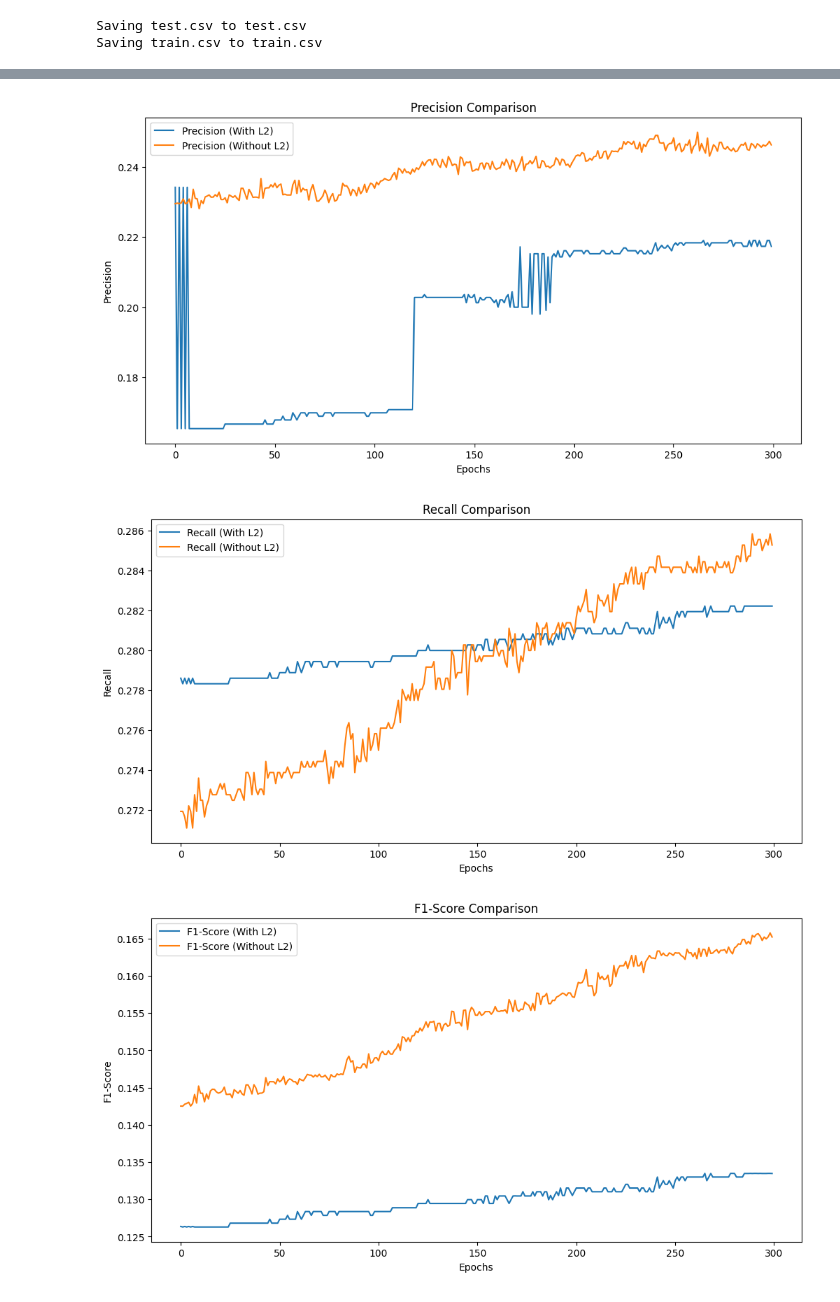
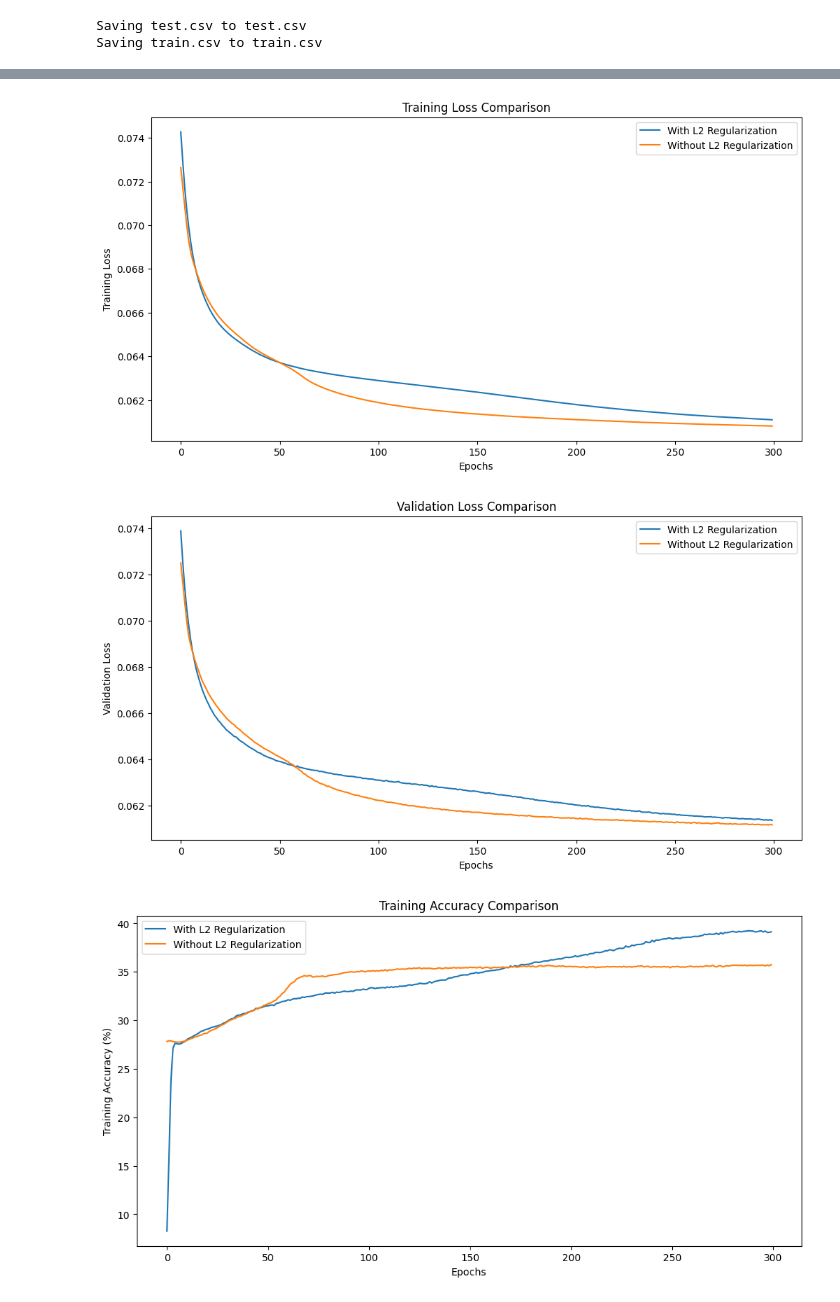
Before and after one commit to yohanesSitorus/Deep-Learning---Neural-Network-Supervised-Classification, a Jupyter notebook: TB04E.ipynb, the cells around one changed output, grey strips where cells are left out. Cells and saved outputs as stored; diff of their text form; code cells hidden in the pictures.

```diff
--- a/TB04E.ipynb
+++ b/TB04E.ipynb
@@ -306,7 +328,7 @@ optimizer_without_l2 = optim.SGD(model_without_l2.parameters(), lr=0.001)
 # %%
 # Training model tanpa L2 regularization
 print("\nTraining model without L2 regularization:")
-history_without_l2, best_epoch_without_l2, best_val_acc_without_l2 = train_model(
+history_without_l2, best_epoch_without_l2, best_val_loss_without_l2 = train_model(
     model_without_l2, optimizer_without_l2, train_loader, val_loader, epochs=300
 )
 # %% [output]
@@ -330,6 +352,6 @@ Best Epoch: 290 | Best Val Acc: 28.58%
 # %%
 # Training model dengan L2 regularization
-history_with_l2, best_epoch_with_l2, best_val_acc_with_l2 = train_model(
+history_with_l2, best_epoch_with_l2, best_val_loss_with_l2 = train_model(
     model_with_l2, optimizer_with_l2, train_loader, val_loader, epochs=300
 )
 # %% [output]
@@ -353,32 +375,74 @@ Best Epoch: 266 | Best Val Acc: 28.22%
 # %%
+# Visualisasi Perbandingan Metrik
+
+# Plot Training Loss
+plt.figure(figsize=(12, 6))
+plt.plot(history_with_l2["loss"], label="With L2 Regularization")
+plt.plot(history_without_l2["loss"], label="Without L2 Regularization")
+plt.title("Training Loss Comparison")
+plt.xlabel("Epochs")
+plt.ylabel("Training Loss")
+plt.legend()
+plt.show()
+
+# Plot Validation Loss
+plt.figure(figsize=(12, 6))
+plt.plot(history_with_l2["val_loss"], label="With L2 Regularization")
+plt.plot(history_without_l2["val_loss"], label="Without L2 Regularization")
+plt.title("Validation Loss Comparison")
+plt.xlabel("Epochs")
+plt.ylabel("Validation Loss")
+plt.legend()
+plt.show()
+
+# Plot Training Accuracy
+plt.figure(figsize=(12, 6))
+plt.plot(history_with_l2["train_acc"], label="With L2 Regularization")
+plt.plot(history_without_l2["train_acc"], label="Without L2 Regularization")
+plt.title("Training Accuracy Comparison")
+plt.xlabel("Epochs")
+plt.ylabel("Training Accuracy (%)")
+plt.legend()
+plt.show()
+
+# Plot Validation Accuracy
+plt.figure(figsize=(12, 6))
+plt.plot(history_with_l2["val_acc"], label="With L2 Regularization")
+plt.plot(history_without_l2["val_acc"], label="Without L2 Regularization")
+plt.title("Validation Accuracy Comparison")
+plt.xlabel("Epochs")
+plt.ylabel("Validation Accuracy (%)")
+plt.legend()
+plt.show()
+
 # Plot Precision, Recall, dan F1-Score
 plt.figure(figsize=(12, 6))
 plt.plot(history_with_l2["precision"], label="Precision (With L2)")
 plt.plot(history_without_l2["precision"], label="Precision (Without L2)")
 plt.title("Precision Comparison")
 plt.xlabel("Epochs")
 plt.ylabel("Precision")
 plt.legend()
 plt.show()
 
 plt.figure(figsize=(12, 6))
 plt.plot(history_with_l2["recall"], label="Recall (With L2)")
 plt.plot(history_without_l2["recall"], label="Recall (Without L2)")
 plt.title("Recall Comparison")
 plt.xlabel("Epochs")
 plt.ylabel("Recall")
 plt.legend()
 plt.show()
 
 plt.figure(figsize=(12, 6))
 plt.plot(history_with_l2["f1_score"], label="F1-Score (With L2)")
 plt.plot(history_without_l2["f1_score"], label="F1-Score (Without L2)")
 plt.title("F1-Score Comparison")
 plt.xlabel("Epochs")
 plt.ylabel("F1-Score")
 plt.legend()
 plt.show()
 # %% [output]
-[figure, old version]
+[figure, new version]
-[figure, old version]
+[figure, new version]
-[figure, old version]
+[figure, new version]
```
Also changed, not shown: parts of 8 cells of this notebook.
